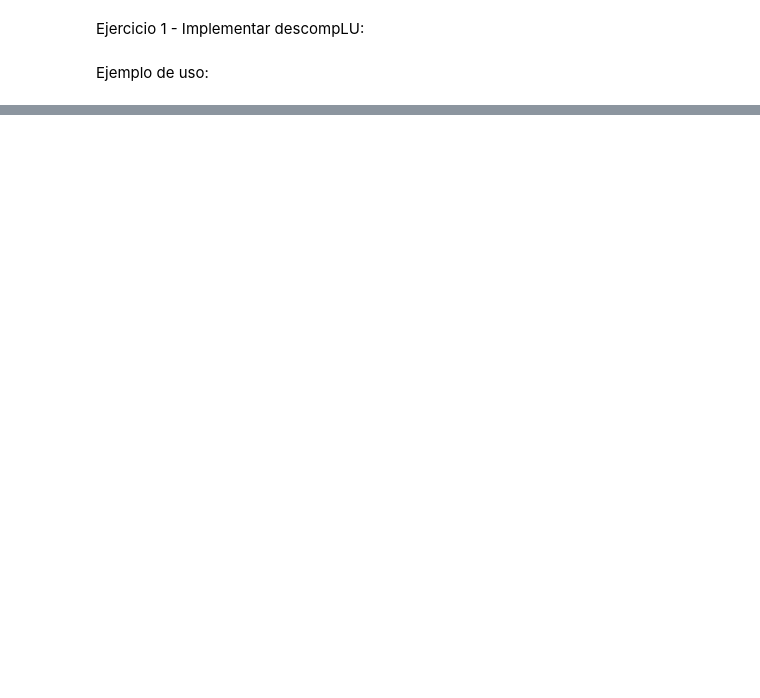
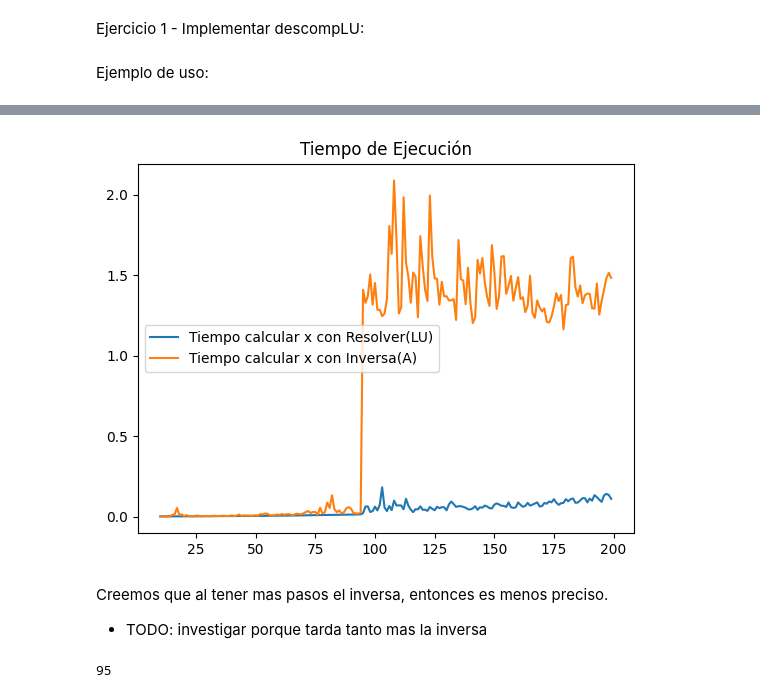
Before and after one commit to MarioSigal/TPs-Algebra_Lineal_Computacional, a Jupyter notebook: tp1.ipynb, the cells around one changed output, grey strips where cells are left out. Saved outputs shown, nothing was run; the diff lists cells and outputs as text; code cells hidden in the pictures; blank space fills up the shorter version.

```diff
--- a/tp1.ipynb
+++ b/tp1.ipynb
@@ -53,0 +133,21 @@ def resolverLU(A, b):
+# %%
+import matplotlib.pyplot as plt
+n = np.arange(10, len(v1))
+plt.plot(n, tiempo1[10:], label='Tiempo calcular x con Resolver(LU)')
+plt.plot(n, tiempo2[10:], label='Tiempo calcular x con Inversa(A)')
+plt.title('Tiempo de Ejecución')
+
+plt.legend()
+plt.show()
+# %% [output]
+[figure, added]
+# %% [markdown]
+Creemos que al tener mas pasos el inversa, entonces es menos preciso.
+- TODO: investigar porque tarda tanto mas la inversa
+# %%
+for i, tiempo in enumerate(tiempo2):
+    if tiempo > 1:
+        print(i)
+        break
+# %% [output]
+95
```
Also changed, not shown: parts of 11 cells of this notebook.
